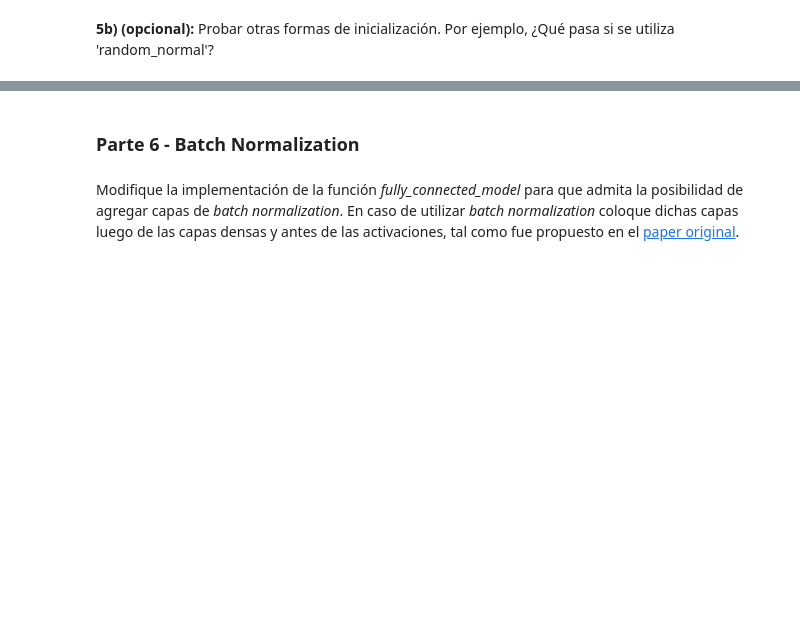
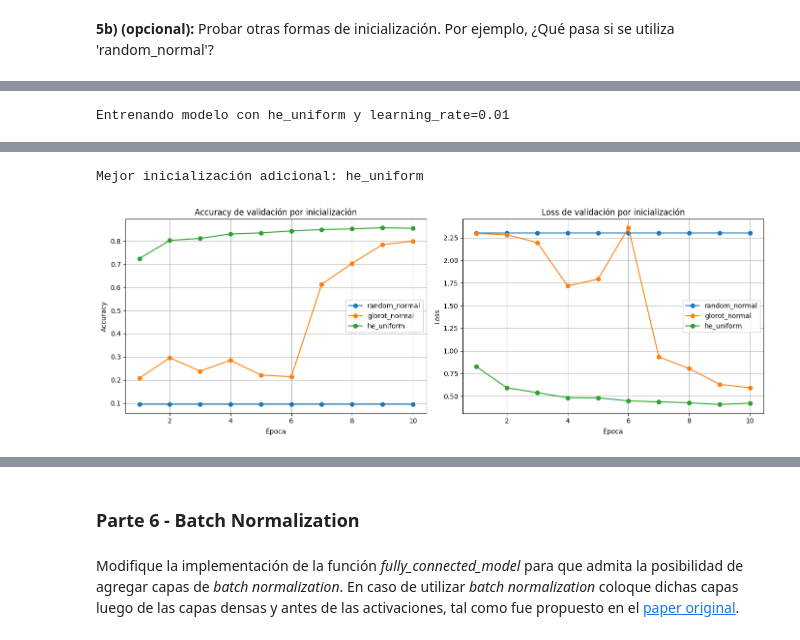
Before and after one commit to srodriguez-lefebre/Machine-Learning-Notebooks, a Jupyter notebook: 6TAA_Fashion-MNIST.ipynb, the cells around one changed output, grey strips where cells are left out. Saved outputs shown, nothing was run; the diff lists cells and outputs as text; code cells hidden in the pictures; blank space fills up the shorter version.

```diff
--- a/6TAA_Fashion-MNIST.ipynb
+++ b/6TAA_Fashion-MNIST.ipynb
@@ -227,2 +632,79 @@ Entrene el modelo generado en la parte anterior durante 10 épocas para los sigu
 # %% [markdown]
 **5b) (opcional):** Probar otras formas de inicialización. Por ejemplo, ¿Qué pasa si se utiliza 'random_normal'?
+# %%
+# 5b.
+initializers_to_test = ["random_normal", "glorot_normal", "he_uniform"]
+initializer_histories = {}
+initializer_results = []
+
+comparison_learning_rate = globals().get("best_he_learning_rate", 1e-2)
+
+for initializer in initializers_to_test:
+    keras.utils.set_random_seed(42)
+
+    initializer_model = fully_connected_model(
+        input_shape=X_train.shape[1:],
+        n_hiddens=20,
+        n_neurons=100,
+        activation="relu",
+        optimizer="sgd",
+        learning_rate=comparison_learning_rate,
+        kernel_initializer=initializer,
+    )
+
+    print(
+        f"Entrenando modelo con {initializer} "
+        f"y learning_rate={comparison_learning_rate:g}"
+    )
+    history = initializer_model.fit(
+        X_train,
+        y_train,
+        epochs=10,
+        batch_size=128,
+        validation_data=(X_valid, y_valid),
+        verbose=0,
+    )
+
+    initializer_histories[initializer] = history
+    initializer_results.append(
+        {
+            "initializer": initializer,
+            "learning_rate": comparison_learning_rate,
+            "train_loss": history.history["loss"][-1],
+            "train_accuracy": history.history["accuracy"][-1],
+            "valid_loss": history.history["val_loss"][-1],
+            "valid_accuracy": history.history["val_accuracy"][-1],
+        }
+    )
+
+initializer_results_df = pd.DataFrame(initializer_results).sort_values(
+    "valid_accuracy",
+    ascending=False,
+)
+best_extra_initializer = initializer_results_df.iloc[0]["initializer"]
+
+display(initializer_results_df)
+print(f"Mejor inicialización adicional: {best_extra_initializer}")
+
+fig, axes = plt.subplots(1, 2, figsize=(14, 5))
+
+for initializer, history in initializer_histories.items():
+    epochs = range(1, len(history.history["accuracy"]) + 1)
+    axes[0].plot(epochs, history.history["val_accuracy"], marker="o", label=initializer)
+    axes[1].plot(epochs, history.history["val_loss"], marker="o", label=initializer)
+
+axes[0].set_title("Accuracy de validación por inicialización")
+axes[0].set_xlabel("Época")
+axes[0].set_ylabel("Accuracy")
+
+axes[1].set_title("Loss de validación por inicialización")
+axes[1].set_xlabel("Época")
+axes[1].set_ylabel("Loss")
+
+for ax in axes:
+    ax.grid(True)
+    ax.legend()
+
+plt.tight_layout()
+plt.show()
+# %% [output]
@@ -228,0 +717 @@ Entrene el modelo generado en la parte anterior durante 10 épocas para los sigu
+Entrenando modelo con he_uniform y learning_rate=0.01
@@ -228,0 +724,2 @@ Entrene el modelo generado en la parte anterior durante 10 épocas para los sigu
+Mejor inicialización adicional: he_uniform
+[figure, added]
```
Also changed, not shown: parts of 31 cells of this notebook.
